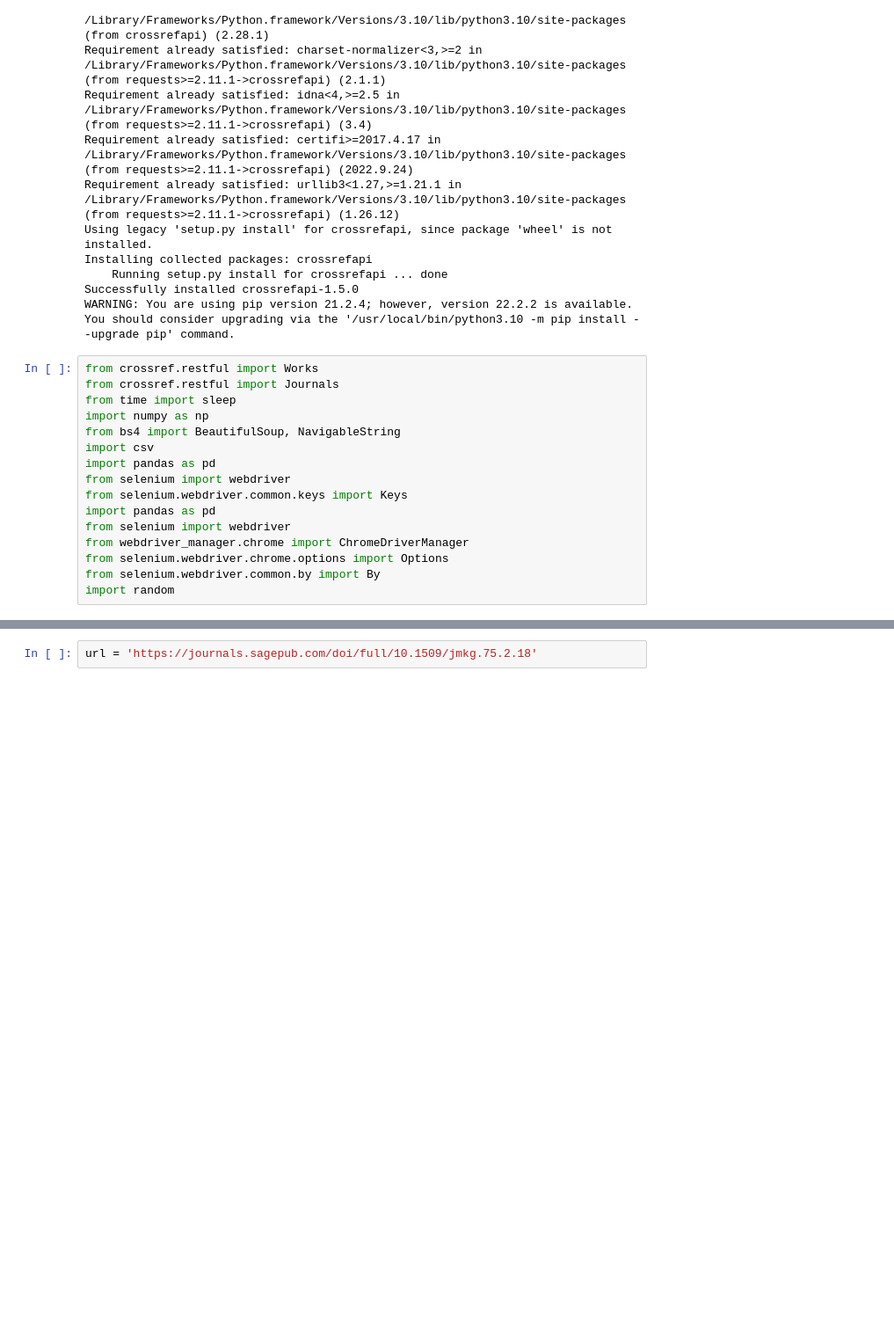
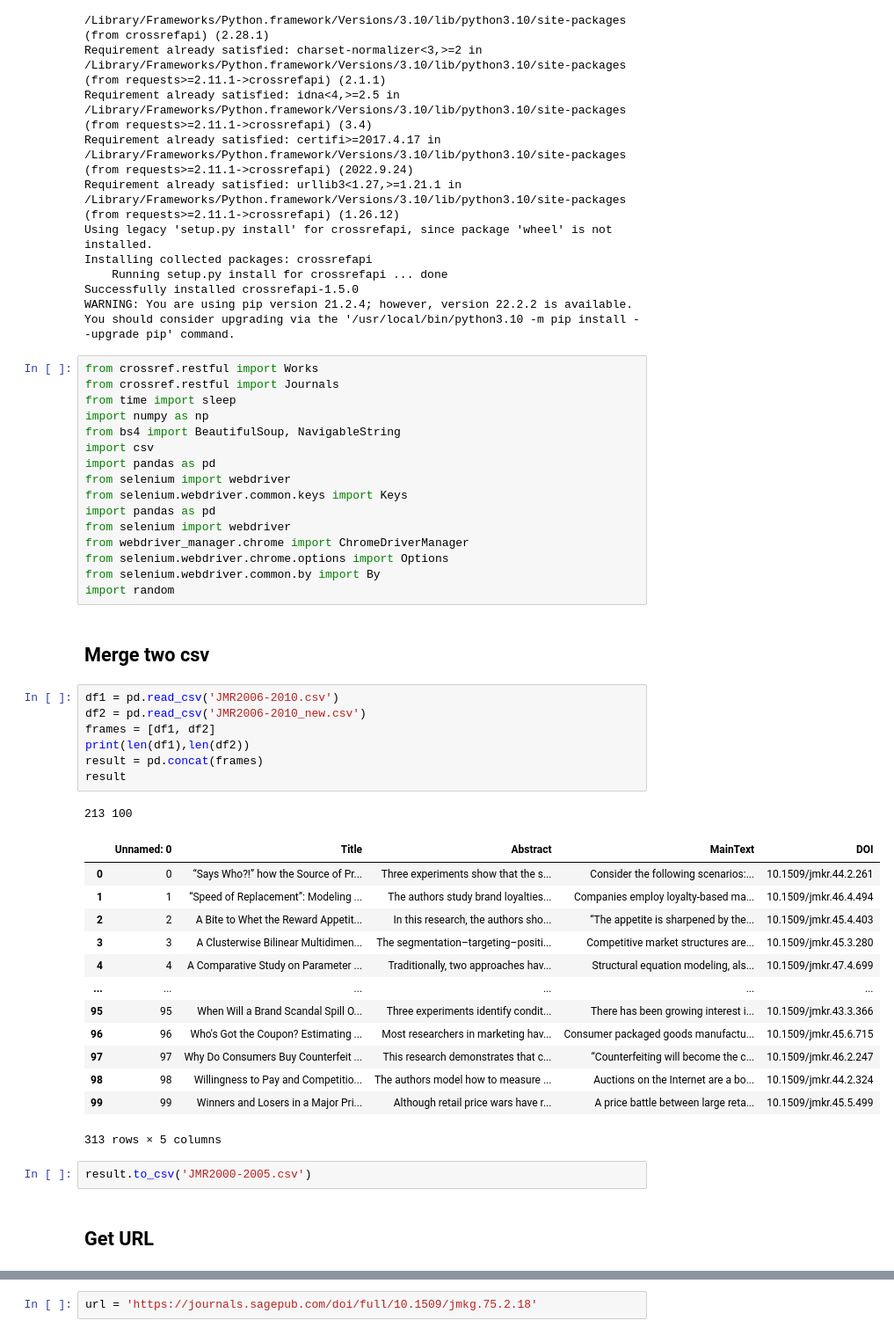
Before and after one commit to Richard1007/extract_maintext, a Jupyter notebook: sage.ipynb, the cells around one changed output, grey strips where cells are left out. Shown: that part at 88% size. Saved outputs shown, nothing was run; the diff lists cells and outputs as text; blank space fills up the shorter version.

```diff
--- a/sage.ipynb
+++ b/sage.ipynb
@@ -31,4 +31,32 @@ from webdriver_manager.chrome import ChromeDriverManager
 from selenium.webdriver.chrome.options import Options
 from selenium.webdriver.common.by import By
 import random
+# %% [markdown]
+## Merge two csv
+# %%
+df1 = pd.read_csv('JMR2006-2010.csv')
+df2 = pd.read_csv('JMR2006-2010_new.csv')
+frames = [df1, df2]
+print(len(df1),len(df2))
+result = pd.concat(frames)
+result
+# %% [output]
+213 100
+|  | Unnamed: 0 | Title | Abstract | MainText | DOI |
+| 0 | 0 | “Says Who?!” how the Source of Pr... | Three experiments show that the s... | Consider the following scenarios:... | 10.1509/jmkr.44.2.261 |
+| 1 | 1 | “Speed of Replacement”: Modeling ... | The authors study brand loyalties... | Companies employ loyalty-based ma... | 10.1509/jmkr.46.4.494 |
+| 2 | 2 | A Bite to Whet the Reward Appetit... | In this research, the authors sho... | “The appetite is sharpened by the... | 10.1509/jmkr.45.4.403 |
+| 3 | 3 | A Clusterwise Bilinear Multidimen... | The segmentation–targeting–positi... | Competitive market structures are... | 10.1509/jmkr.45.3.280 |
+| 4 | 4 | A Comparative Study on Parameter ... | Traditionally, two approaches hav... | Structural equation modeling, als... | 10.1509/jmkr.47.4.699 |
+| ... | ... | ... | ... | ... | ... |
+| 95 | 95 | When Will a Brand Scandal Spill O... | Three experiments identify condit... | There has been growing interest i... | 10.1509/jmkr.43.3.366 |
+| 96 | 96 | Who's Got the Coupon? Estimating ... | Most researchers in marketing hav... | Consumer packaged goods manufactu... | 10.1509/jmkr.45.6.715 |
+| 97 | 97 | Why Do Consumers Buy Counterfeit ... | This research demonstrates that c... | “Counterfeiting will become the c... | 10.1509/jmkr.46.2.247 |
+| 98 | 98 | Willingness to Pay and Competitio... | The authors model how to measure ... | Auctions on the Internet are a bo... | 10.1509/jmkr.44.2.324 |
+| 99 | 99 | Winners and Losers in a Major Pri... | Although retail price wars have r... | A price battle between large reta... | 10.1509/jmkr.45.5.499 |
+313 rows × 5 columns
+# %%
+result.to_csv('JMR2000-2005.csv')
+# %% [markdown]
+## Get URL
 # %%
```
Also changed, not shown: parts of 11 cells of this notebook, 11 other files.
